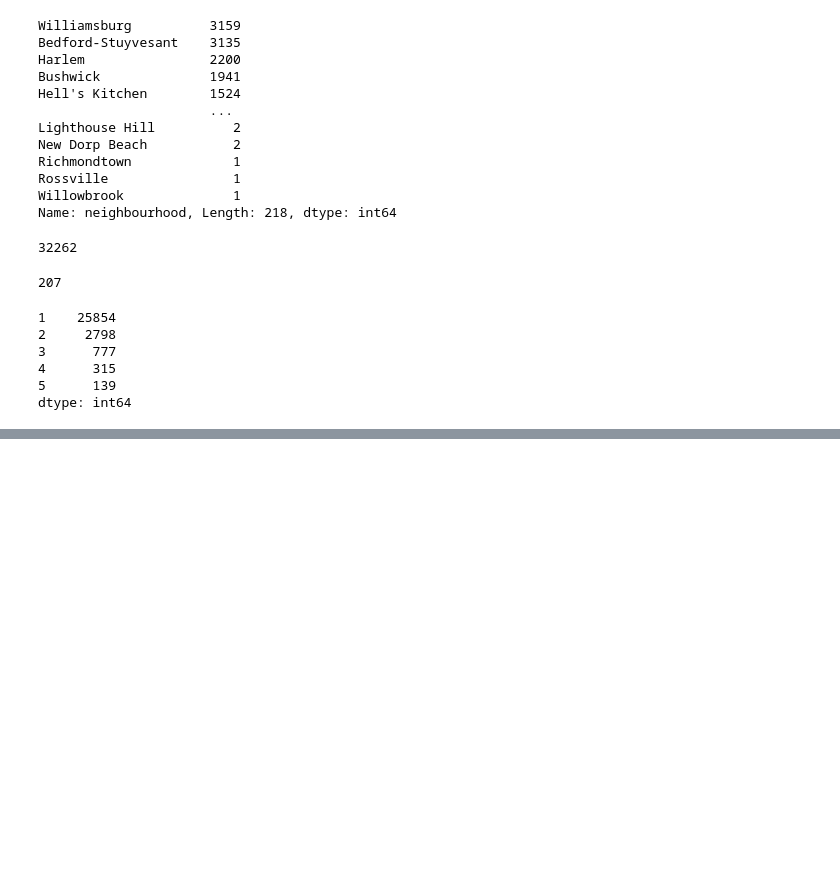
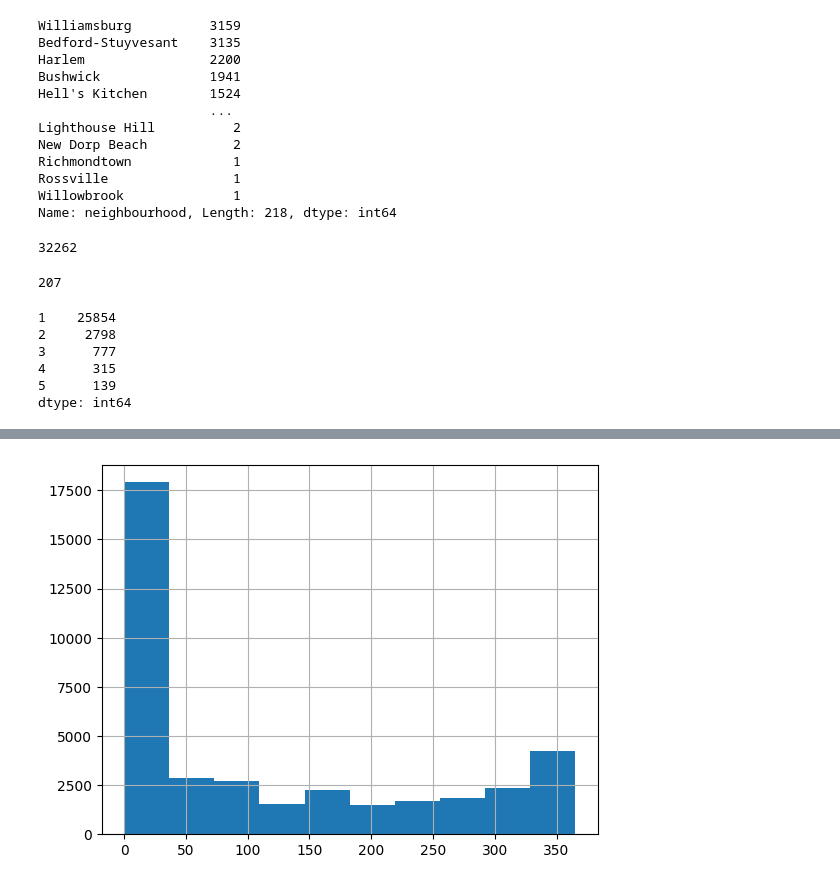
Before and after one commit to Suesue098/Basic, a Jupyter notebook: New York AirBnb open data.ipynb, the cells around one changed output, grey strips where cells are left out. Drawn from its saved outputs; the diff is of its cells as text; code cells hidden in the pictures; blank space fills up the shorter version.

```diff
--- a/New York AirBnb open data.ipynb
+++ b/New York AirBnb open data.ipynb
@@ -324,0 +395,3 @@ dtype: int64
+# %%
+# Replacing records with minimum nights > 30 by 30
+df1.loc[(df1.minimum_nights > 30), 'minimum_nights'] = 30
@@ -324,0 +416,6 @@ dtype: int64
+# %%
+# Histogram of availability
+df1['availability_365'].hist()
+plt.show()
+# %% [output]
+[figure, added]
```
Also changed, not shown: parts of 11 cells of this notebook.
